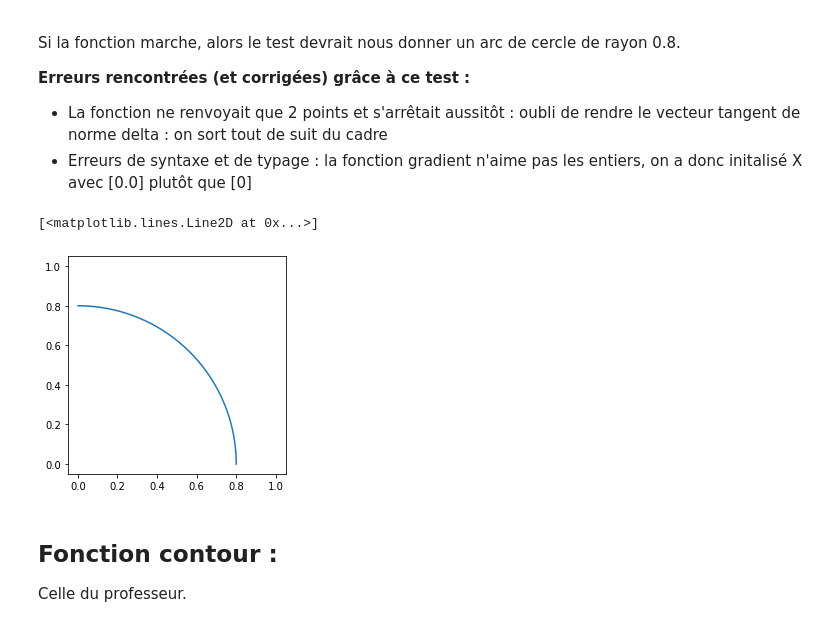
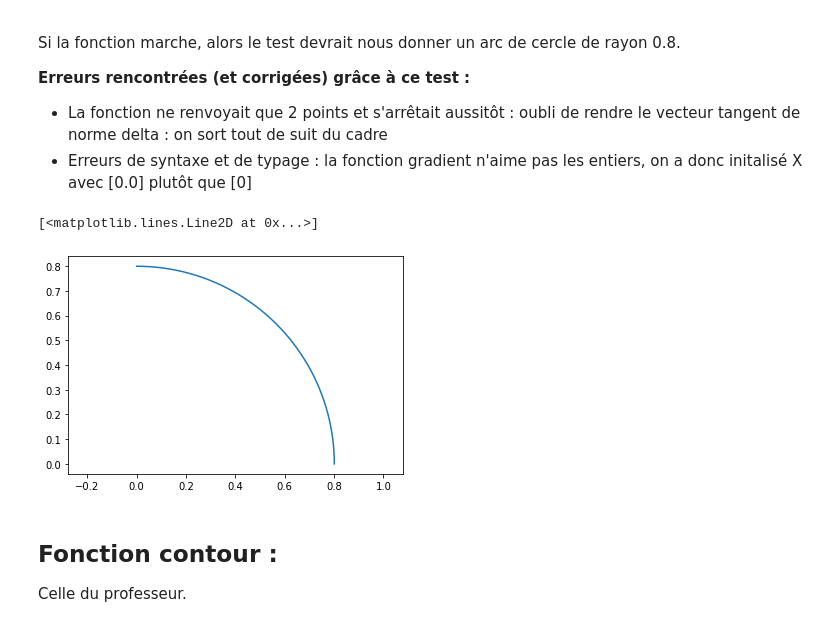
Before and after one commit to 19foliard/projetinfo, a Jupyter notebook: rendu_projet.ipynb, the cells around one changed output. Drawn from its saved outputs; the diff is of its cells as text; code cells hidden in the pictures.

```diff
--- a/rendu_projet.ipynb
+++ b/rendu_projet.ipynb
@@ -156,14 +156,15 @@ Si la fonction marche, alors le test devrait nous donner un arc de cercle de ray
 # %%
 def test_simple(x,y) :
     return x**2 + y**2
 
 les_x, les_y = simple_contour(test_simple, c = 0.64, delta = 0.001)
 #print(les_x, les_y)
-plt.axis('scaled')
+
+plt.axis('equal')
 plt.plot(les_x, les_y)
 # %% [output]
 [<matplotlib.lines.Line2D at 0x...>]
-[figure, old version]
+[figure, new version]
 # %% [markdown]
 ## Fonction contour :
 
```
